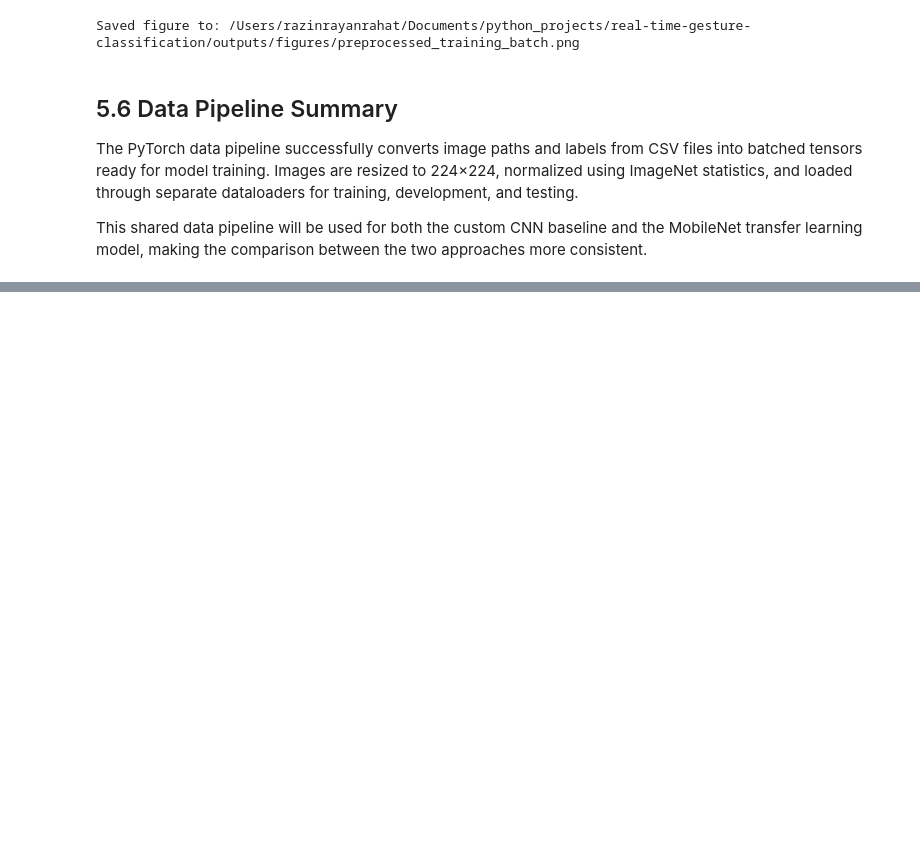
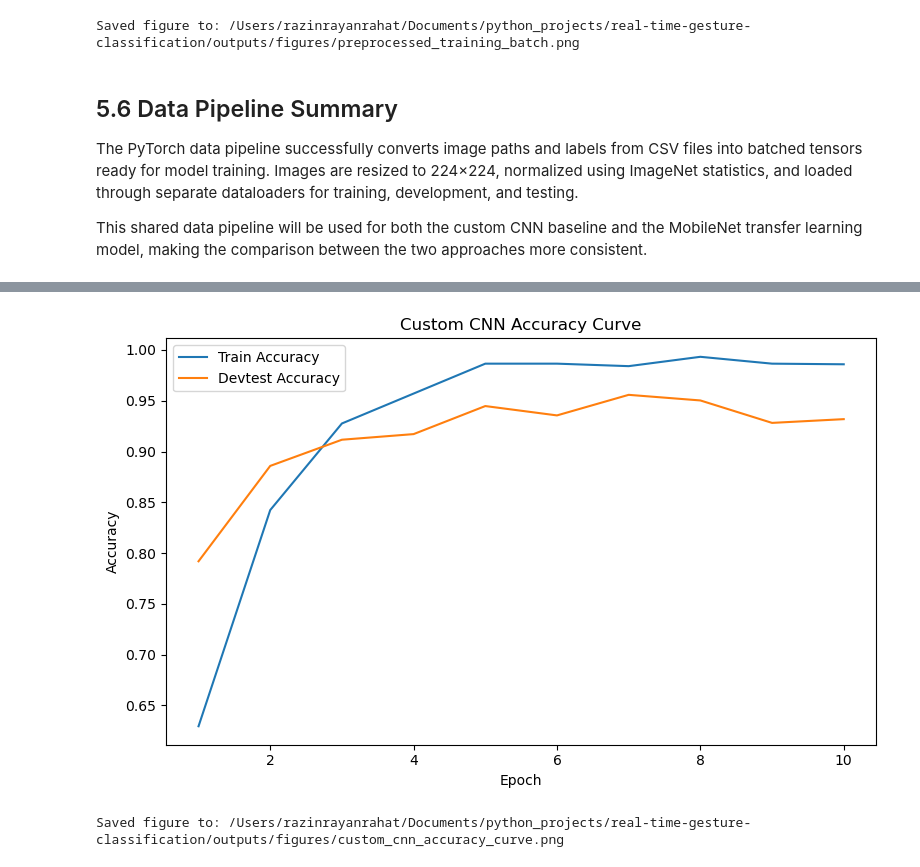
Before and after one commit to razinrahat/real-time-gesture-classification, a Jupyter notebook: notebooks/gesture_classification_experiments.ipynb, the cells around one changed output, grey strips where cells are left out. Saved outputs shown, nothing was run; the diff lists cells and outputs as text; code cells hidden in the pictures; blank space fills up the shorter version.

```diff
--- a/notebooks/gesture_classification_experiments.ipynb
+++ b/notebooks/gesture_classification_experiments.ipynb
@@ -621,0 +863,18 @@ This shared data pipeline will be used for both the custom CNN baseline and the
+# %%
+plt.figure(figsize=(8, 5))
+plt.plot(epochs, history_custom_cnn["train_accuracy"], label="Train Accuracy")
+plt.plot(epochs, history_custom_cnn["devtest_accuracy"], label="Devtest Accuracy")
+plt.title("Custom CNN Accuracy Curve")
+plt.xlabel("Epoch")
+plt.ylabel("Accuracy")
+plt.legend()
+plt.tight_layout()
+
+custom_cnn_accuracy_path = FIGURES_DIR / "custom_cnn_accuracy_curve.png"
+plt.savefig(custom_cnn_accuracy_path, dpi=150, bbox_inches="tight")
+plt.show()
+
+print(f"Saved figure to: {custom_cnn_accuracy_path}")
+# %% [output]
+[figure, added]
+Saved figure to: /Users/razinrayanrahat/Documents/python_projects/real-time-gesture-classification/outputs/figures/custom_cnn_accuracy_curve.png
```
Also changed, not shown: parts of 42 cells of this notebook.
